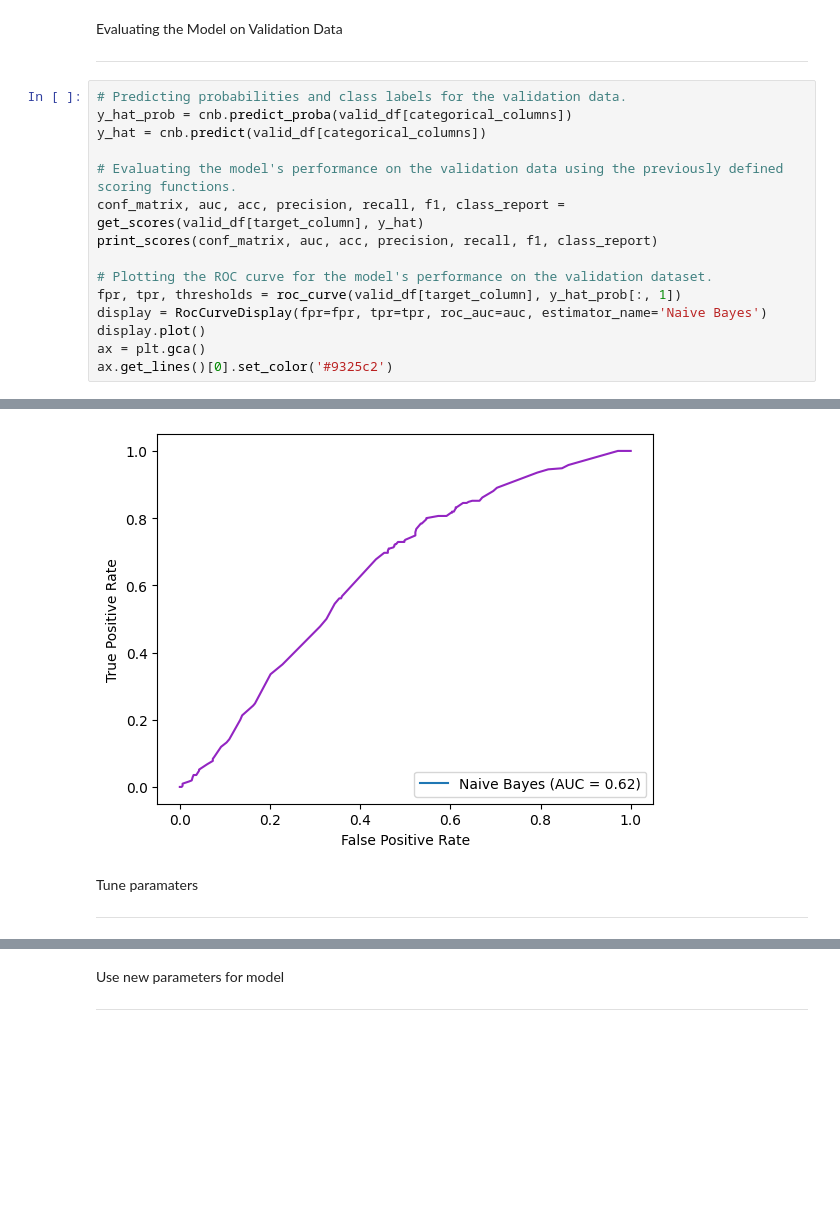
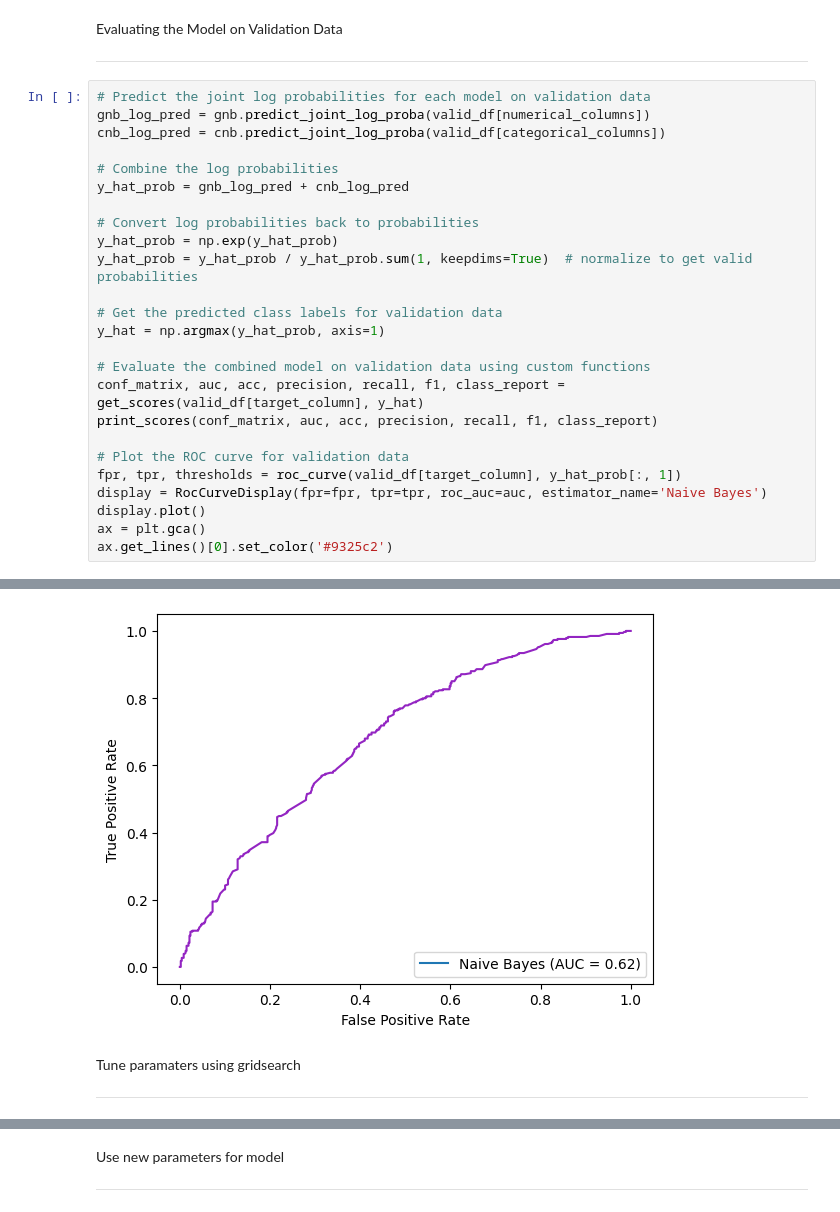
Before and after one commit to lilyzhizhou/Identifying-Prediabetes-ML, a Jupyter notebook: Naive_Bayes_Model.ipynb, the cells around one changed output, grey strips where cells are left out. Drawn from its saved outputs; the diff is of its cells as text; blank space fills up the shorter version.

```diff
--- a/Naive_Bayes_Model.ipynb
+++ b/Naive_Bayes_Model.ipynb
@@ -212,15 +215,25 @@ Evaluating the Model on Validation Data
 
 ---
 # %%
-# Predicting probabilities and class labels for the validation data.
-y_hat_prob = cnb.predict_proba(valid_df[categorical_columns])
-y_hat = cnb.predict(valid_df[categorical_columns])
+# Predict the joint log probabilities for each model on validation data
+gnb_log_pred = gnb.predict_joint_log_proba(valid_df[numerical_columns])
+cnb_log_pred = cnb.predict_joint_log_proba(valid_df[categorical_columns])
 
-# Evaluating the model's performance on the validation data using the previously defined scoring functions.
+# Combine the log probabilities
+y_hat_prob = gnb_log_pred + cnb_log_pred
+
+# Convert log probabilities back to probabilities
+y_hat_prob = np.exp(y_hat_prob)
+y_hat_prob = y_hat_prob / y_hat_prob.sum(1, keepdims=True)  # normalize to get valid probabilities
+
+# Get the predicted class labels for validation data
+y_hat = np.argmax(y_hat_prob, axis=1)
+
+# Evaluate the combined model on validation data using custom functions
 conf_matrix, auc, acc, precision, recall, f1, class_report = get_scores(valid_df[target_column], y_hat)
 print_scores(conf_matrix, auc, acc, precision, recall, f1, class_report)
 
-# Plotting the ROC curve for the model's performance on the validation dataset.
+# Plot the ROC curve for validation data
 fpr, tpr, thresholds = roc_curve(valid_df[target_column], y_hat_prob[:, 1])
 display = RocCurveDisplay(fpr=fpr, tpr=tpr, roc_auc=auc, estimator_name='Naive Bayes')
 display.plot()
@@ -247,6 +260,6 @@ weighted avg       0.64      0.61      0.61       802
-[figure, old version]
+[figure, new version]
 # %% [markdown]
-Tune paramaters
+Tune paramaters using gridsearch
 
 ---
 # %%
```
Also changed, not shown: parts of 15 cells of this notebook.
